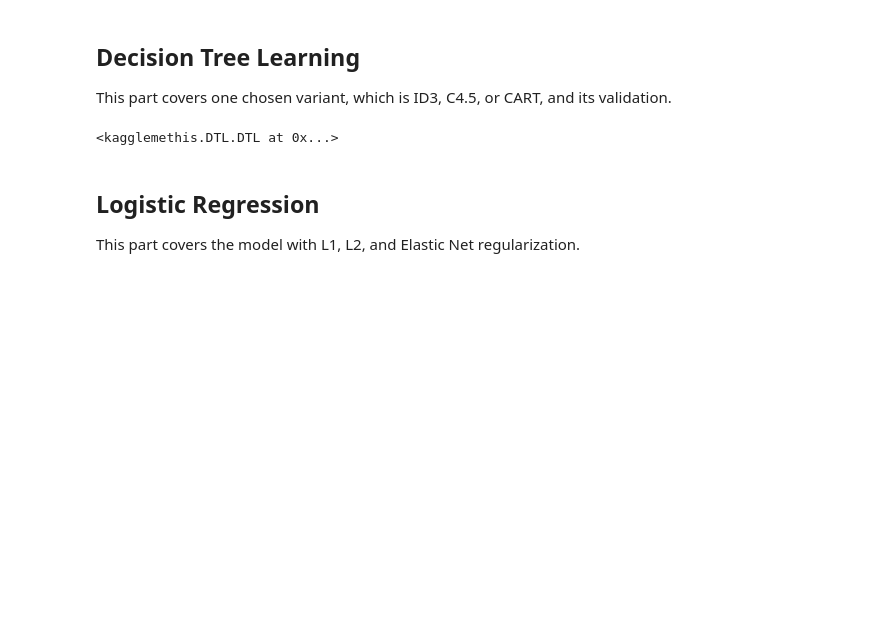
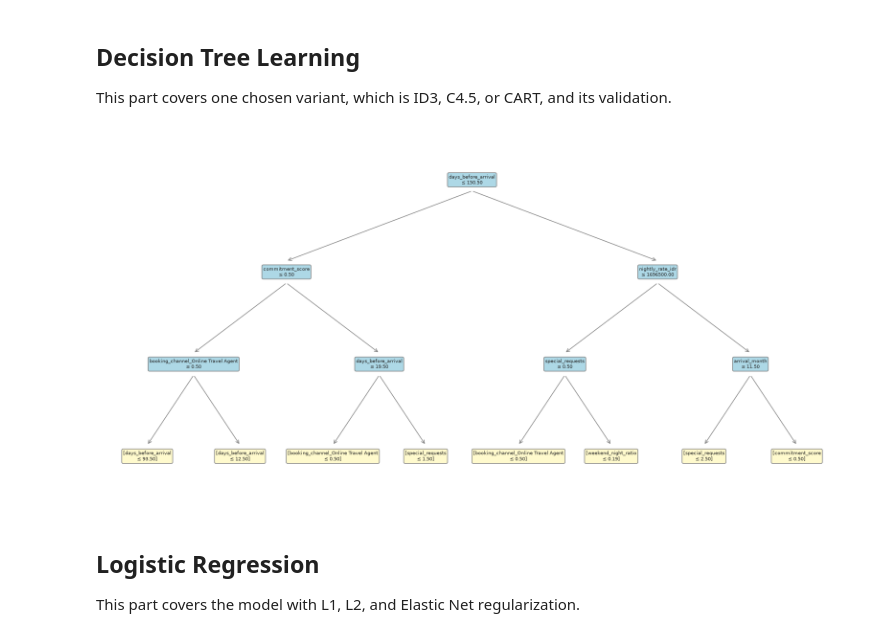
Before and after one commit to Arbane557/IF3170_G19_kagglemethis, a Jupyter notebook: main.ipynb, the cells around one changed output. Drawn from its saved outputs; the diff is of its cells as text; code cells hidden in the pictures; blank space fills up the shorter version.

```diff
--- a/main.ipynb
+++ b/main.ipynb
@@ -1191,6 +1195,7 @@ naive_bayes: train=(21837, 52), val=(5475, 52), test=(6844, 52)
 X_train_knn = processed_data["knn"]["train"]
 X_val_knn = processed_data["knn"]["val"]
 
+dtl_feature_names = [name.split("__", 1)[-1] for name in preprocessors["decision_tree"].named_steps["features"].get_feature_names_out()]
 X_train_dtl = processed_data["decision_tree"]["train"]
 X_val_dtl = processed_data["decision_tree"]["val"]
 
@@ -1228,15 +1233,11 @@ This part covers one chosen variant, which is ID3, C4.5, or CART, and its valida
 # %%
 dtl = DTL(max_depth=5)
 dtl.fit(X_train_dtl, y_train)
 
-fig = dtl.viz(
-    top_n=5,
-    feature_names=preprocessors["decision_tree"].get_feature_names_out(),
-    class_names=["not canceled", "canceled"],
-)
+fig = dtl.viz(top_n=3, feature_names=dtl_feature_names, class_names=["not_canceled", "canceled"])
 plt.show()
 # %% [output]
-<kagglemethis.DTL.DTL at 0x...>
+[figure, added]
 # %% [markdown]
 ## Logistic Regression
 
```
Also changed, not shown: parts of 29 cells of this notebook, 7 other files.
